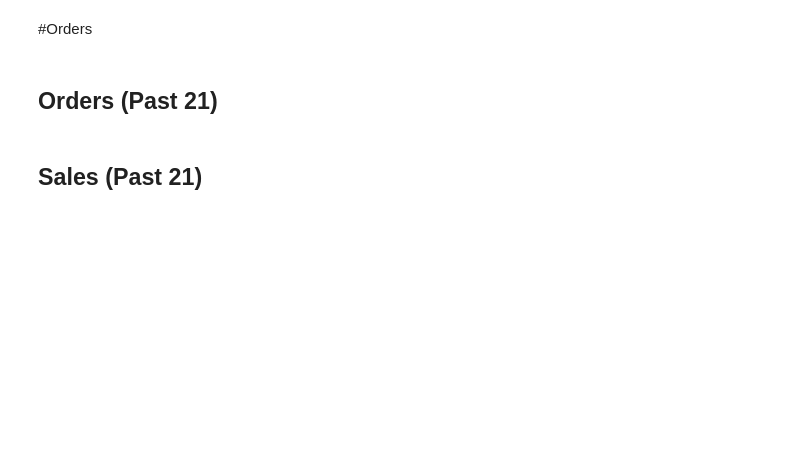
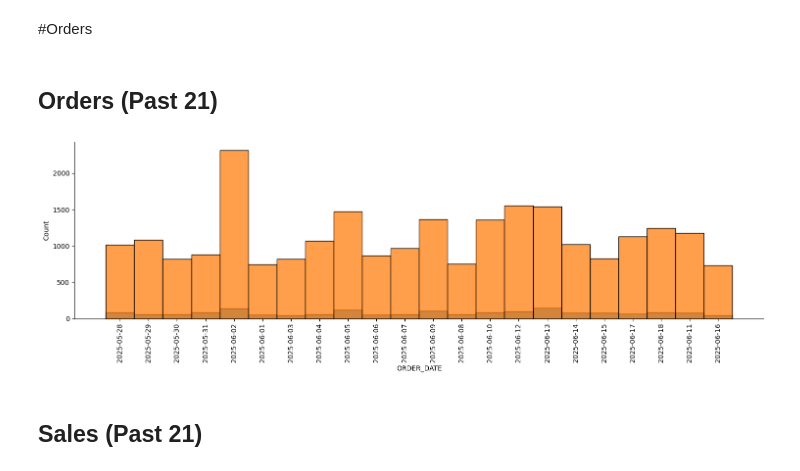
Before and after one commit to ZachGendreau/Ecommerce_Losss_Prevention, a Jupyter notebook: LP_MFA_Bullion_EDA.ipynb, the cells around one changed output. Saved outputs shown, nothing was run; the diff lists cells and outputs as text; code cells hidden in the pictures; blank space fills up the shorter version.

```diff
--- a/LP_MFA_Bullion_EDA.ipynb
+++ b/LP_MFA_Bullion_EDA.ipynb
@@ -15,2 +8,2 @@ ValueError: The domain policy has disabled Drive File Stream: https://support.go
 # %%
-df = pd.read_csv("Jewelery_EDA_v1.csv")
+df = pd.read_csv("Jewelery_EDA_v2.csv")
@@ -39,8 +30,7 @@ df.head(1)
 # %%
-df2 = df[['RecordID', 'ORDER_DATE', 'HOUR', 'ITEM_NUMBER', 'ITEM_DESC',
-       'ITEM_PRICE', 'ORDERED_QTY', 'CANCELLED_QTY', 'NAME', 'Length',
-       'SOURCESHIPCODE', 'ITEM_CT', 'REASON_CODE', 'HOLD_AUDIT', 'EXCLUDE',
-       'HA_DATE', 'HA_DATE/TIME', 'MAX_TIME', 'Max_MAX_TIME', 'CDDEPT',
-       'Dept Desc',
-       'HOLD_AUDIT_CT', 'HOLD_AUDIT II', 'OIL CANCEL', 'METHOD DETAIL',
-       'SALES', 'TIME_FRAME', 'LP CAN REASON', 'Date Check', 'Max_ORDER_DATE']]
+df2 = df[['RecordID', 'ORDER_DATE', 'HOUR', 'ORDER_NUMBER',
+        'ORDER_STATUS', 'WHS', 'DEPT', 'CAT', 'ITEM_NUMBER', 'ITEM_DESC',
+        'ITEM_PRICE', 'ORDERED_QTY', 'CANCELLED_QTY', 'NAME', 'Length',
+        'SOURCESHIPCODE', 'ITEM_CT', 'REASON_CODE', 'HOLD_AUDIT',
+        'HA_DATE', 'HA_DATE/TIME', 'MAX_TIME', 'Max_MAX_TIME', 'CDDEPT',
+        'Dept Desc']]
@@ -55,8 +36,0 @@ plt.show()
-# %%
-
-df2['ORDER_DATE'] = pd.to_datetime(df2['ORDER_DATE'])
-plt.figure(figsize=(15, 5))
-sns.histplot(data=df2[df2['ORDER_DATE'].dt.date == df2['ORDER_DATE'].max().date()], x='HOUR', bins=24)
-plt.xticks(rotation=90)
-plt.tight_layout()
-plt.show()
@@ -90,5 +63,18 @@ print(np.average(df_cancelled['ORDERED_QTY'])),
 #Orders
 # %% [markdown]
 ## Orders (Past 21)
+# %%
+df_ordered = df2[df2['ORDER_STATUS'] == 'Ordered']
+df_cancelled = df2[df2['ORDER_STATUS'] == 'Cancelled']
+
+plt.figure(figsize=(15, 5))
+sns.histplot(data=df_cancelled, x='ORDER_DATE')
+sns.histplot(data=df_ordered, x='ORDER_DATE')
+sns.despine()
+plt.xticks(rotation=90)
+plt.tight_layout()
+plt.show()
+# %% [output]
+[figure, added]
 # %% [markdown]
 ## Sales (Past 21)
```
Also changed, not shown: parts of 13 cells of this notebook.
